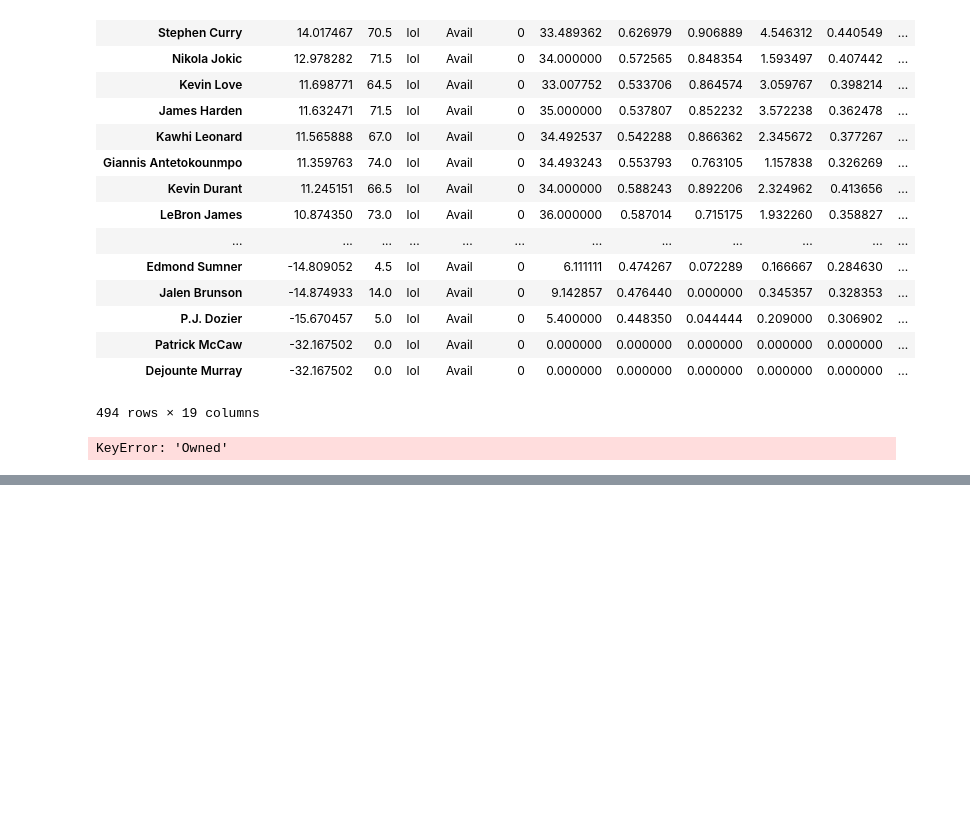
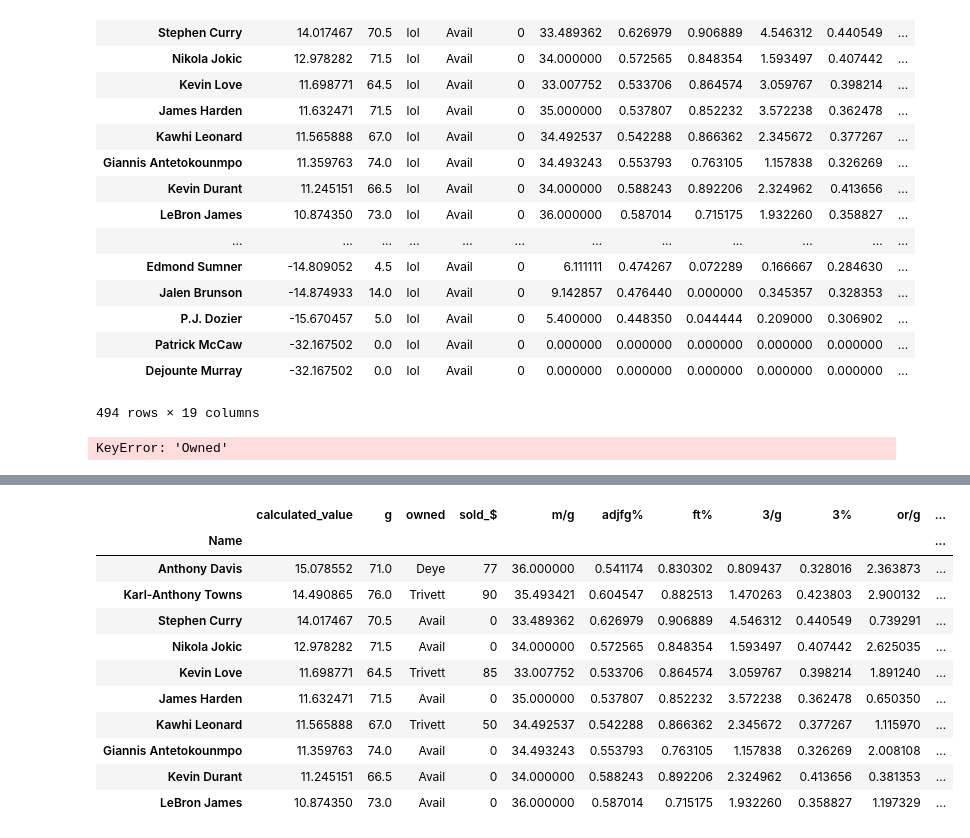
Before and after one commit to jjcaine/fantasy_bball, a Jupyter notebook: Fantasy Basketball Projected $ Values.ipynb, the cells around one changed output, grey strips where cells are left out. Cells and saved outputs as stored; diff of their text form; code cells hidden in the pictures; blank space fills up the shorter version.

Commit message:
top available players dashboard now working

```diff
--- a/Fantasy Basketball Projected $ Values.ipynb
+++ b/Fantasy Basketball Projected $ Values.ipynb
@@ -436,0 +526,15 @@ list(df_draft.index)
+# %%
+df_draft.head(10)
+# %% [output]
+|  | calculated_value | g | owned | sold_$ | m/g | adjfg% | ft% | 3/g | 3% | or/g | ... |
+| Name |  |  |  |  |  |  |  |  |  |  | ... |
+| Anthony Davis | 15.078552 | 71.0 | Deye | 77 | 36.000000 | 0.541174 | 0.830302 | 0.809437 | 0.328016 | 2.363873 | ... |
+| Karl-Anthony Towns | 14.490865 | 76.0 | Trivett | 90 | 35.493421 | 0.604547 | 0.882513 | 1.470263 | 0.423803 | 2.900132 | ... |
+| Stephen Curry | 14.017467 | 70.5 | Avail | 0 | 33.489362 | 0.626979 | 0.906889 | 4.546312 | 0.440549 | 0.739291 | ... |
+| Nikola Jokic | 12.978282 | 71.5 | Avail | 0 | 34.000000 | 0.572565 | 0.848354 | 1.593497 | 0.407442 | 2.625035 | ... |
+| Kevin Love | 11.698771 | 64.5 | Trivett | 85 | 33.007752 | 0.533706 | 0.864574 | 3.059767 | 0.398214 | 1.891240 | ... |
+| James Harden | 11.632471 | 71.5 | Avail | 0 | 35.000000 | 0.537807 | 0.852232 | 3.572238 | 0.362478 | 0.650350 | ... |
+| Kawhi Leonard | 11.565888 | 67.0 | Trivett | 50 | 34.492537 | 0.542288 | 0.866362 | 2.345672 | 0.377267 | 1.115970 | ... |
+| Giannis Antetokounmpo | 11.359763 | 74.0 | Avail | 0 | 34.493243 | 0.553793 | 0.763105 | 1.157838 | 0.326269 | 2.008108 | ... |
+| Kevin Durant | 11.245151 | 66.5 | Avail | 0 | 34.000000 | 0.588243 | 0.892206 | 2.324962 | 0.413656 | 0.381353 | ... |
+| LeBron James | 10.874350 | 73.0 | Avail | 0 | 36.000000 | 0.587014 | 0.715175 | 1.932260 | 0.358827 | 1.197329 | ... |
```
Also changed, not shown: parts of 10 cells of this notebook, 5 other files.
